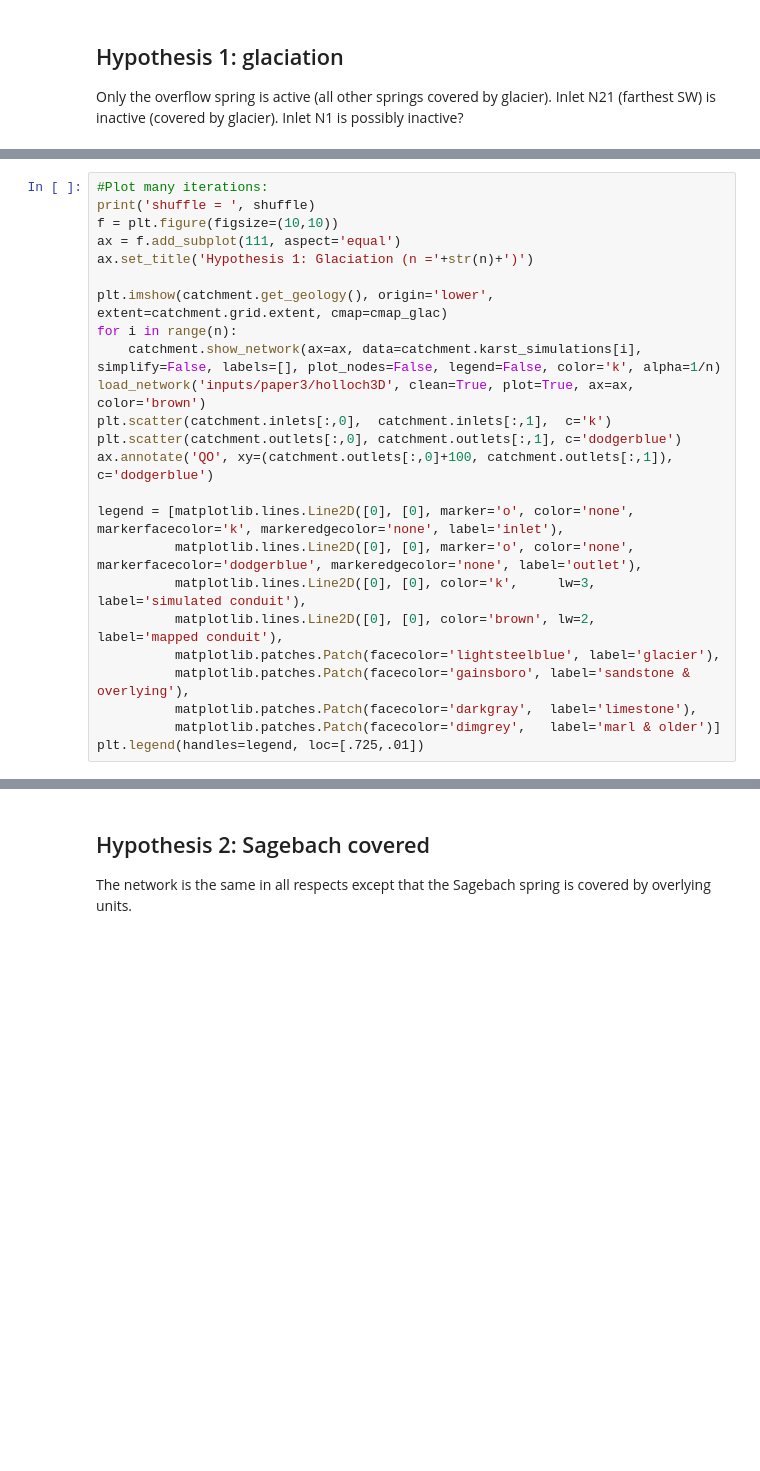
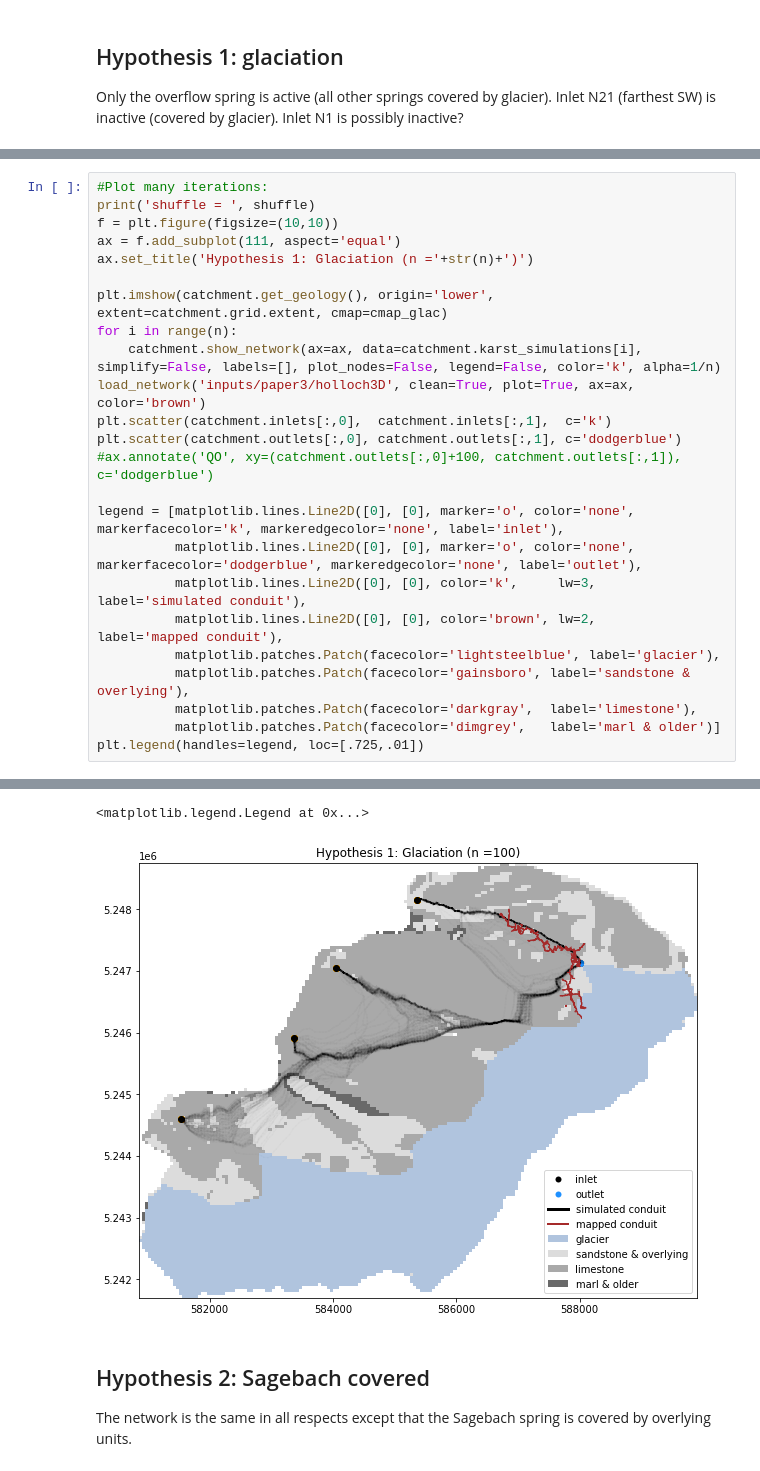
Before and after one commit to randlab/pyKasso, a Jupyter notebook: notebooks/Paper3.ipynb, the cells around one changed output, grey strips where cells are left out. Cells and saved outputs as stored; diff of their text form; blank space fills up the shorter version.

```diff
--- a/notebooks/Paper3.ipynb
+++ b/notebooks/Paper3.ipynb
@@ -436,7 +458,7 @@ for i in range(n):
 load_network('inputs/paper3/holloch3D', clean=True, plot=True, ax=ax, color='brown')
 plt.scatter(catchment.inlets[:,0],  catchment.inlets[:,1],  c='k')
 plt.scatter(catchment.outlets[:,0], catchment.outlets[:,1], c='dodgerblue')
-ax.annotate('QO', xy=(catchment.outlets[:,0]+100, catchment.outlets[:,1]), c='dodgerblue')
+#ax.annotate('QO', xy=(catchment.outlets[:,0]+100, catchment.outlets[:,1]), c='dodgerblue')
 
 legend = [matplotlib.lines.Line2D([0], [0], marker='o', color='none', markerfacecolor='k', markeredgecolor='none', label='inlet'),
           matplotlib.lines.Line2D([0], [0], marker='o', color='none', markerfacecolor='dodgerblue', markeredgecolor='none', label='outlet'),
@@ -447,3 +469,4 @@ legend = [matplotlib.lines.Line2D([0], [0], marker='o', color='none', markerface
           matplotlib.patches.Patch(facecolor='darkgray',  label='limestone'),
           matplotlib.patches.Patch(facecolor='dimgrey',   label='marl & older')]
 plt.legend(handles=legend, loc=[.725,.01])
+# %% [output]
@@ -450,3 +479,5 @@ plt.legend(handles=legend, loc=[.725,.01])
+<matplotlib.legend.Legend at 0x...>
+[figure, added]
 # %% [markdown]
 ## Hypothesis 2: Sagebach covered ##
 The network is the same in all respects except that the Sagebach spring is covered by overlying units.
```
Also changed, not shown: parts of 10 cells of this notebook.
